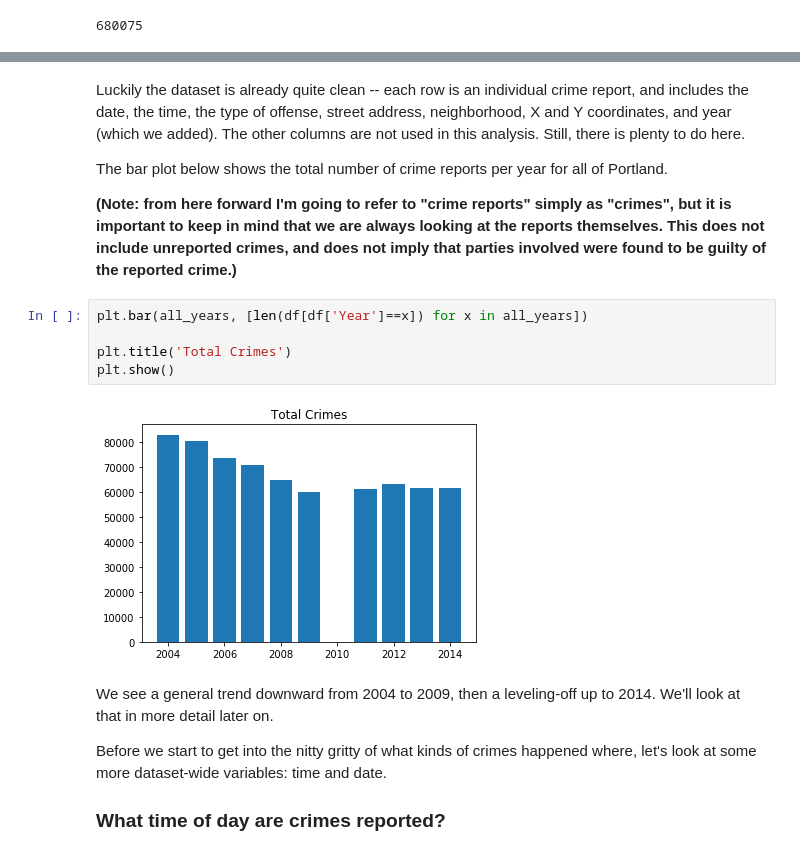
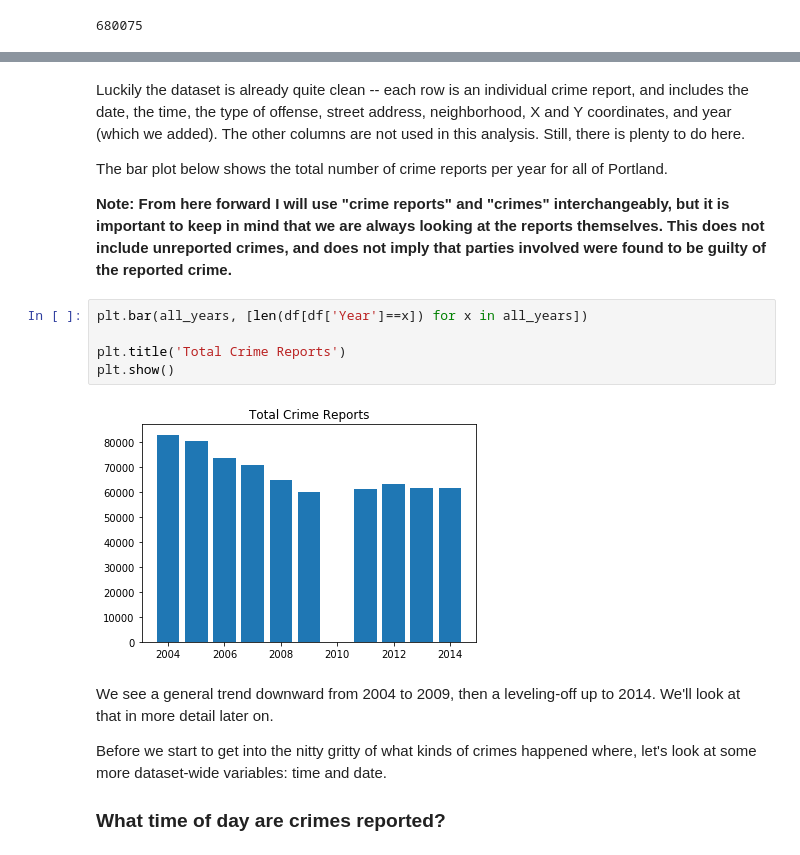
Before and after one commit to maxcalabro/Portland-Crime-Data, a Jupyter notebook: Portland Crime Data.ipynb, the cells around one changed output, grey strips where cells are left out. Cells and saved outputs as stored; diff of their text form.

```diff
--- a/Portland Crime Data.ipynb
+++ b/Portland Crime Data.ipynb
@@ -74,14 +70,14 @@ Luckily the dataset is already quite clean -- each row is an individual crime re
 
 The bar plot below shows the total number of crime reports per year for all of Portland.
 
-**(Note: from here forward I'm going to refer to "crime reports" simply as "crimes", but it is important to keep in mind that we are always looking at the reports themselves. This does not include unreported crimes, and does not imply that parties involved were found to be guilty of the reported crime.)**
+**Note: From here forward I will use "crime reports" and "crimes" interchangeably, but it is important to keep in mind that we are always looking at the reports themselves. This does not include unreported crimes, and does not imply that parties involved were found to be guilty of the reported crime.**
 # %%
 plt.bar(all_years, [len(df[df['Year']==x]) for x in all_years])
 
-plt.title('Total Crimes')
+plt.title('Total Crime Reports')
 plt.show()
 # %% [output]
-[figure, old version]
+[figure, new version]
 # %% [markdown]
 We see a general trend downward from 2004 to 2009, then a leveling-off up to 2014. We'll look at that in more detail later on.
 
```
Also changed, not shown: parts of 25 cells of this notebook.
